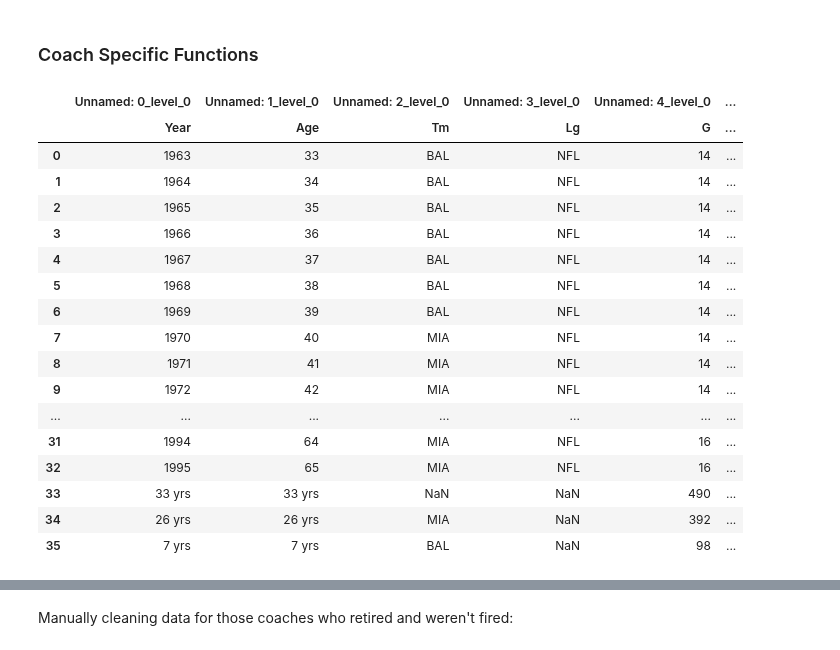
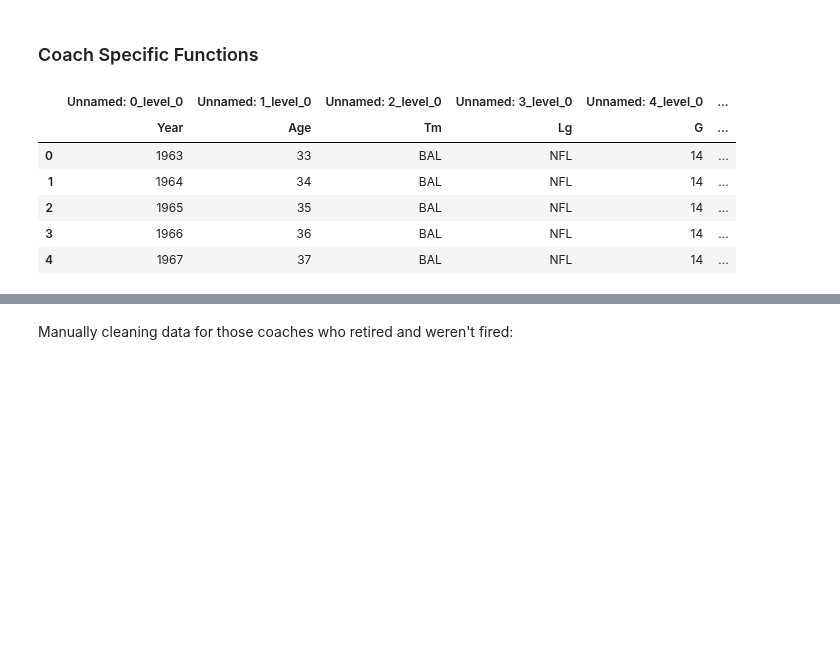
Before and after one commit to nhford/hot-seat-backend, a Jupyter notebook: archive/coaches.ipynb, the cells around one changed output, grey strips where cells are left out. Drawn from its saved outputs; the diff is of its cells as text; code cells hidden in the pictures; blank space fills up the shorter version.

```diff
--- a/archive/coaches.ipynb
+++ b/archive/coaches.ipynb
@@ -125,26 +125,15 @@ def resultsPD(url,footerBool=False):
 # %%
 url = 'https://www.pro-football-reference.com/coaches/ShulDo0.htm'
 df = pd.read_html(url)[0]
-df
+df.head()
 # %% [output]
 |  | Unnamed: 0_level_0 | Unnamed: 1_level_0 | Unnamed: 2_level_0 | Unnamed: 3_level_0 | Unnamed: 4_level_0 | ... |
 |  | Year | Age | Tm | Lg | G | ... |
 | 0 | 1963 | 33 | BAL | NFL | 14 | ... |
 | 1 | 1964 | 34 | BAL | NFL | 14 | ... |
 | 2 | 1965 | 35 | BAL | NFL | 14 | ... |
 | 3 | 1966 | 36 | BAL | NFL | 14 | ... |
 | 4 | 1967 | 37 | BAL | NFL | 14 | ... |
-| 5 | 1968 | 38 | BAL | NFL | 14 | ... |
-| 6 | 1969 | 39 | BAL | NFL | 14 | ... |
-| 7 | 1970 | 40 | MIA | NFL | 14 | ... |
-| 8 | 1971 | 41 | MIA | NFL | 14 | ... |
-| 9 | 1972 | 42 | MIA | NFL | 14 | ... |
-| ... | ... | ... | ... | ... | ... | ... |
-| 31 | 1994 | 64 | MIA | NFL | 16 | ... |
-| 32 | 1995 | 65 | MIA | NFL | 16 | ... |
-| 33 | 33 yrs | 33 yrs | NaN | NaN | 490 | ... |
-| 34 | 26 yrs | 26 yrs | MIA | NaN | 392 | ... |
-| 35 | 7 yrs | 7 yrs | BAL | NaN | 98 | ... |
 # %%
 print(getCoach('ShulDo0'))
 df = resultsPD(getCoach('HalaGe0'))
```
Also changed, not shown: parts of 3 cells of this notebook, 4 other files.
